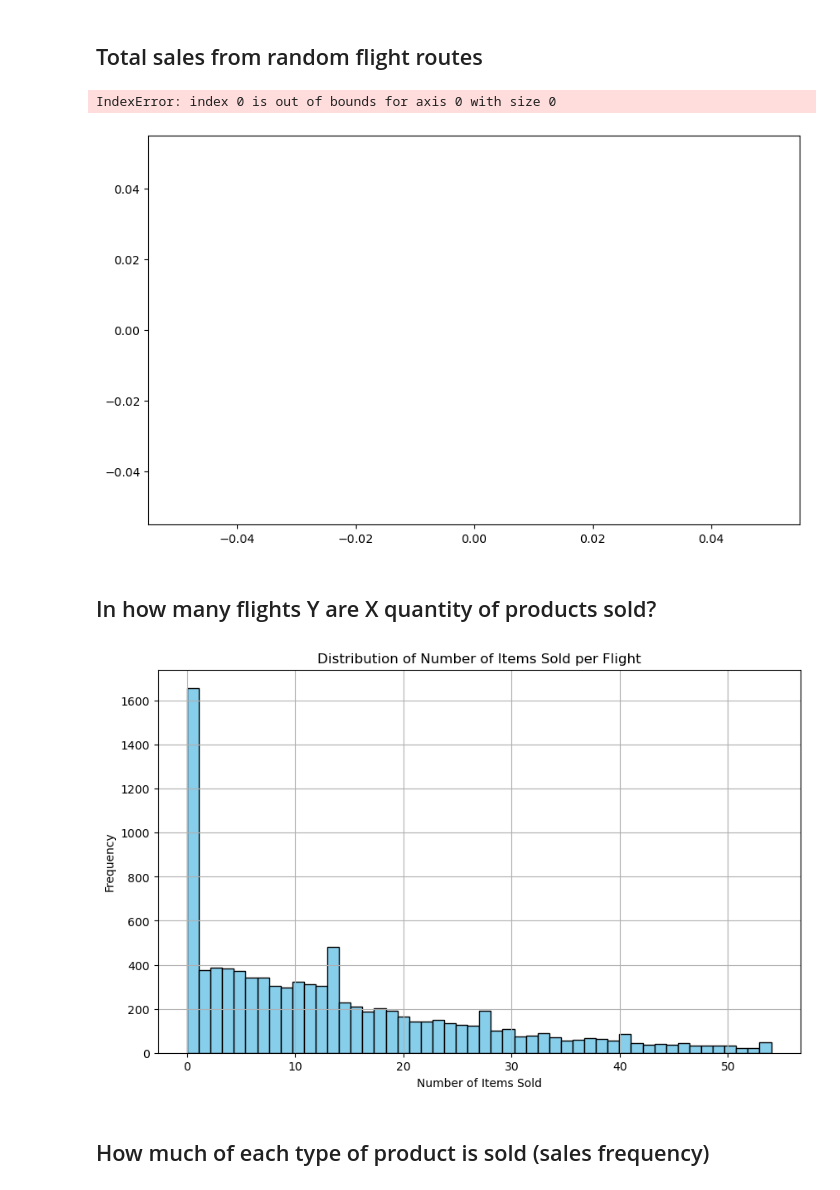
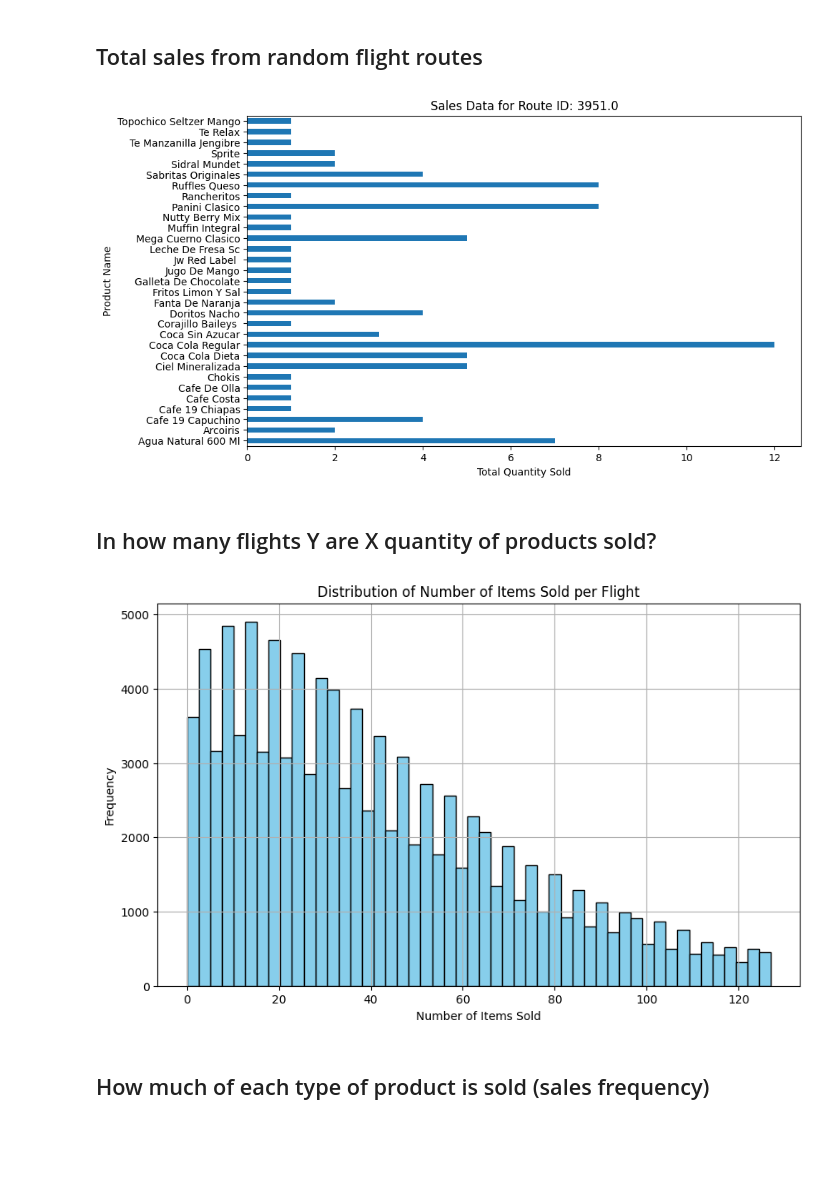
Before and after one commit to ferDMS/green-pandas-datathon, a Jupyter notebook: GreenPandas_Hackathon.ipynb, the cells around one changed output. Drawn from its saved outputs; the diff is of its cells as text; code cells hidden in the pictures; blank space fills up the shorter version.

```diff
--- a/GreenPandas_Hackathon.ipynb
+++ b/GreenPandas_Hackathon.ipynb
@@ -65,24 +49,3 @@ unique_routes
 - imputar datos de passengers que no se encuentren según el promedio de passengers para esa ruta,
 - limitar datos a 2023,
 - quitar datos poco relevantes
-# %%
-# Filter data for the year 2023
-flights_data = flights_data[(flights_data['STD'].dt.year == 2023) & (flights_data['STD'].dt.month == 4)]
-
-# Replacing the number of passengers with the capacity maximum of the airplane if it exceeds the capacity
-flights_data['Passengers'] = flights_data[['Passengers', 'Capacity']].min(axis=1)
-
-# Fill missing values in 'Passengers' column with median for each route
-flights_data['Passengers'] = flights_data.groupby(['Route_ID'])['Passengers'].transform(lambda x: x.fillna(x.median()))
-
-# Fill missing values in 'Bookings' column with mean for each route
-flights_data['Bookings'] = flights_data.groupby(['Route_ID'])['Bookings'].transform(lambda x: x.fillna(x.mean()))
-
-# Calculate the flight duration between STD and STA, in minutes
-flights_data['Duration'] = (flights_data['STA'] - flights_data['STD']).dt.total_seconds() / 60  # in minutes
-
-# Drop irrelevant columns and datetime columns because we already created specific unique routes and duration
-flights_data.drop(columns=['Aeronave', 'Route_Hash'], inplace=True)
-
-# Display the modified DataFrame
-flights_data.head()
@@ -90,0 +52,2 @@ KeyError: "['Aeronave', 'Route_Hash'] not found in axis"
+# %%
+month = 1
@@ -101,7 +135,9 @@ sales_data = sales_data[sales_data['ProductType'].isin(categories_to_keep)]
 ## Después de filtrado, unir tablas para obtener productos a analizar
 # %%
 # Join the tables on the common column 'Flight_ID'
-merged_data = pd.merge(flights_data, sales_data, on='Flight_ID', how='left')
-merged_data.info()
+merged_data_2023 = pd.merge(flights_data_2023, sales_data, on='Flight_ID', how='outer')
+merged_data_2024 = pd.merge(flights_data_2024, sales_data, on='Flight_ID', how='outer')
+
+merged_data_2023.info()
 # %% [output]
 <class 'pandas.core.frame.DataFrame'>
@@ -127,26 +196,25 @@ memory usage: 8.5+ MB
 ## Total sales from random flight routes
 # %%
 # Select a random route ID
-random_route_id = np.random.choice(merged_data['Route_ID'].unique())
+random_route_id = np.random.choice(merged_data_2023['Route_ID'].unique())
 
 # Filter the DataFrame for the selected Route ID
-random_route_data = merged_data[merged_data['Route_ID'] == random_route_id]
+random_route_data = merged_data_2023[merged_data_2023['Route_ID'] == random_route_id]
 
 # Create a simple horizontal visualization of the grouped data
 plt.figure(figsize=(10, 6))
 random_route_data.groupby('ProductName')['Quantity'].sum().plot(kind='barh')
 plt.title(f'Sales Data for Route ID: {random_route_id}')
 plt.xlabel('Total Quantity Sold')
 plt.ylabel('Product Name')
 plt.show()
 # %% [output]
-IndexError: index 0 is out of bounds for axis 0 with size 0
-[figure, old version]
+[figure, new version]
 # %% [markdown]
 ## In how many flights Y are X quantity of products sold?
 # %%
 # Group the data by Flight ID and calculate the total number of items sold per flight
-items_sold_per_flight = merged_data.groupby('Flight_ID')['Quantity'].sum()
+items_sold_per_flight = merged_data_2023.groupby('Flight_ID')['Quantity'].sum()
 
 # Define the range for the x-axis (remove outliers)
 x_range = (0, items_sold_per_flight.quantile(0.95))
@@ -160,7 +228,7 @@ plt.ylabel('Frequency')
 plt.grid(True)
 plt.show()
 # %% [output]
-[figure, old version]
+[figure, new version]
 # %% [markdown]
 ## How much of each type of product is sold (sales frequency)
 # %%
```
Also changed, not shown: parts of 39 cells of this notebook.
